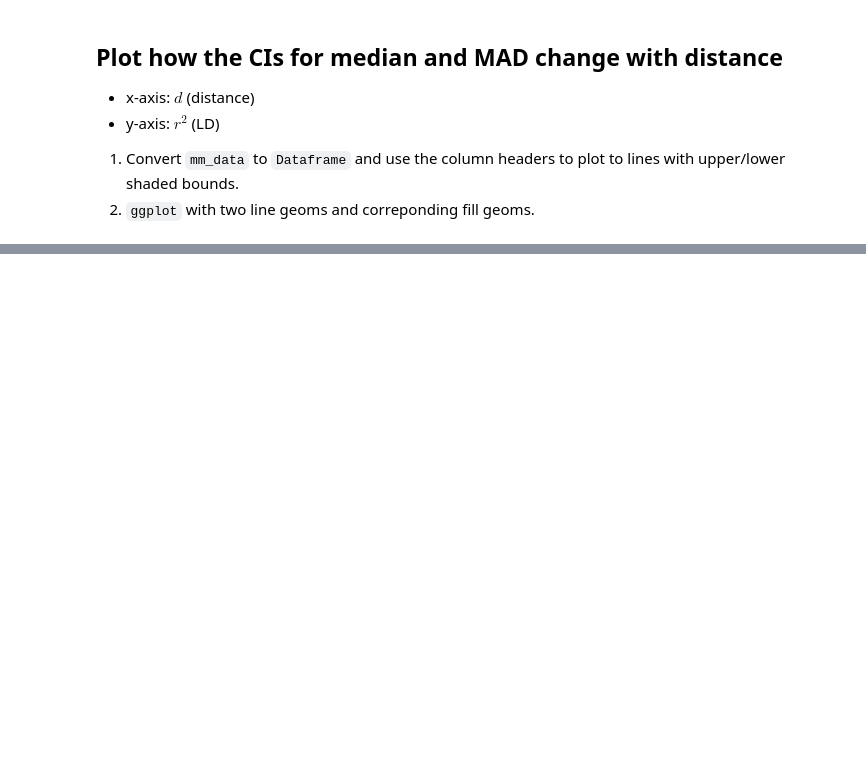
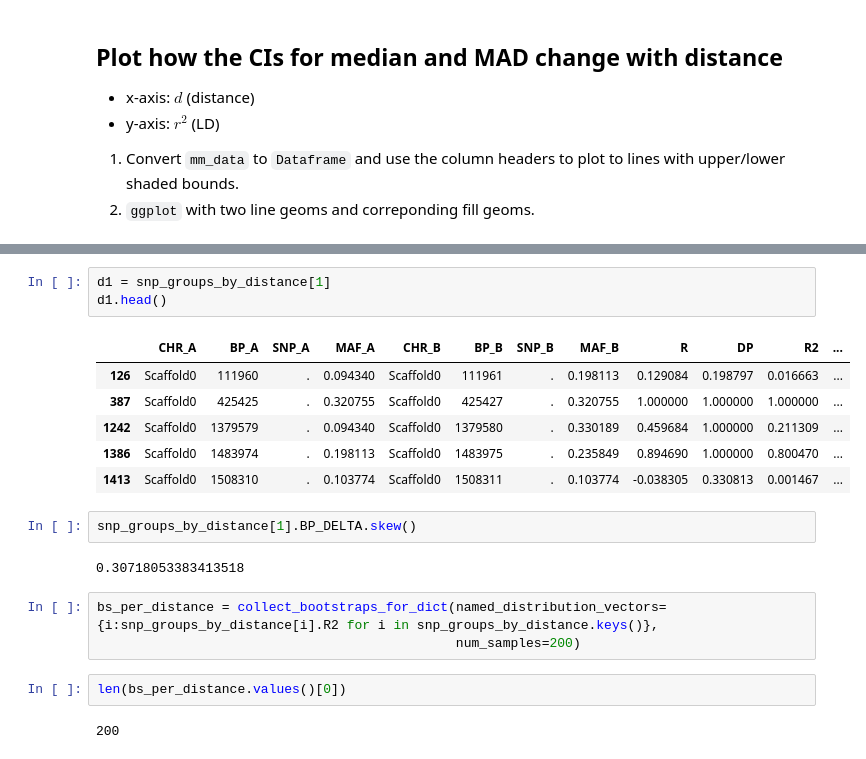
Before and after one commit to xguse/ipy_notebooks, a Jupyter notebook: YALE/ddrad58/2015-02-05_MAD_idea.ipynb, the cells around one changed output, grey strips where cells are left out. Cells and saved outputs as stored; diff of their text form; blank space fills up the shorter version.

```diff
--- a/YALE/ddrad58/2015-02-05_MAD_idea.ipynb
+++ b/YALE/ddrad58/2015-02-05_MAD_idea.ipynb
@@ -287,0 +316,21 @@ bs.
+# %%
+d1 = snp_groups_by_distance[1]
+d1.head()
+# %% [output]
+|  | CHR_A | BP_A | SNP_A | MAF_A | CHR_B | BP_B | SNP_B | MAF_B | R | DP | R2 | ... |
+| 126 | Scaffold0 | 111960 | . | 0.094340 | Scaffold0 | 111961 | . | 0.198113 | 0.129084 | 0.198797 | 0.016663 | ... |
+| 387 | Scaffold0 | 425425 | . | 0.320755 | Scaffold0 | 425427 | . | 0.320755 | 1.000000 | 1.000000 | 1.000000 | ... |
+| 1242 | Scaffold0 | 1379579 | . | 0.094340 | Scaffold0 | 1379580 | . | 0.330189 | 0.459684 | 1.000000 | 0.211309 | ... |
+| 1386 | Scaffold0 | 1483974 | . | 0.198113 | Scaffold0 | 1483975 | . | 0.235849 | 0.894690 | 1.000000 | 0.800470 | ... |
+| 1413 | Scaffold0 | 1508310 | . | 0.103774 | Scaffold0 | 1508311 | . | 0.103774 | -0.038305 | 0.330813 | 0.001467 | ... |
+# %%
+snp_groups_by_distance[1].BP_DELTA.skew()
+# %% [output]
+0.30718053383413518
+# %%
+bs_per_distance = collect_bootstraps_for_dict(named_distribution_vectors={i:snp_groups_by_distance[i].R2 for i in snp_groups_by_distance.keys()},
+                                              num_samples=200)
+# %%
+len(bs_per_distance.values()[0])
+# %% [output]
+200
```
Also changed, not shown: parts of 44 cells of this notebook.
